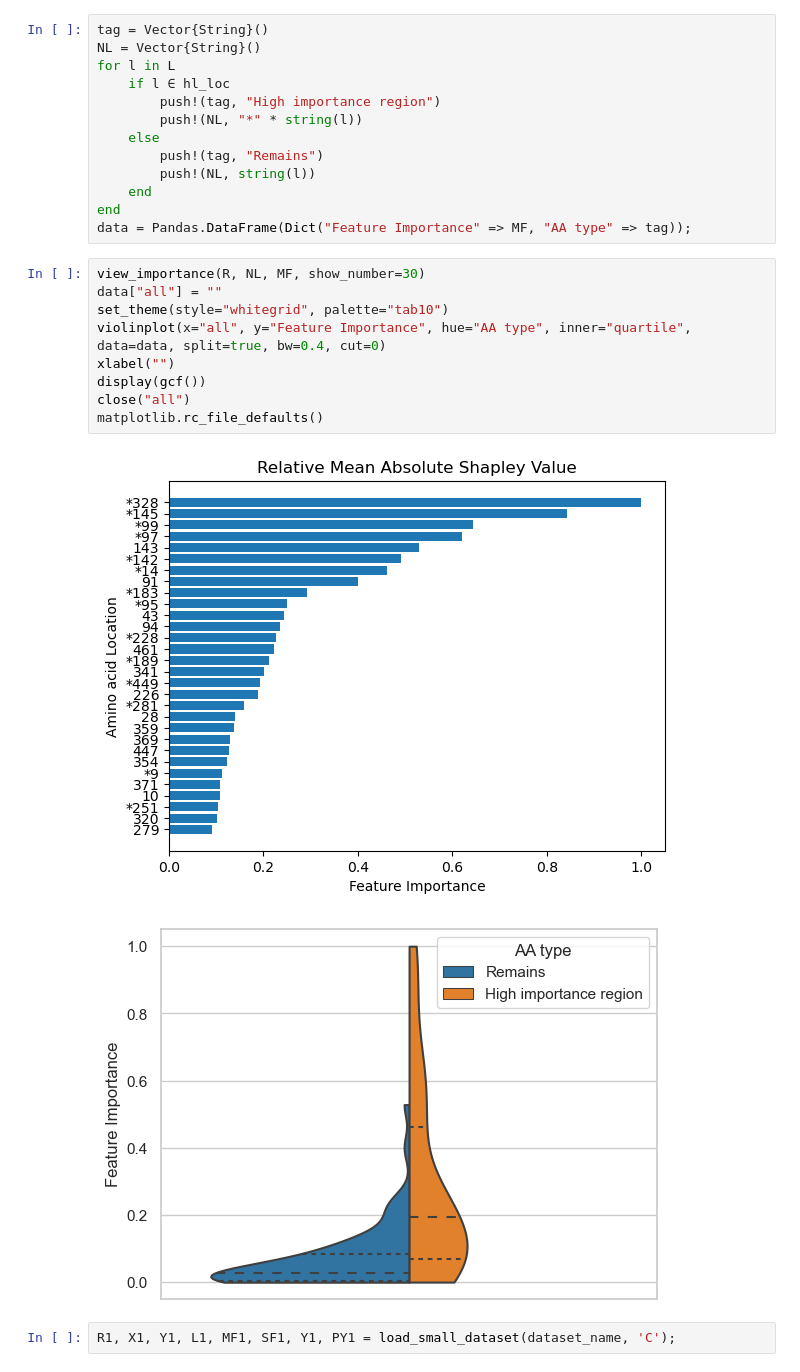
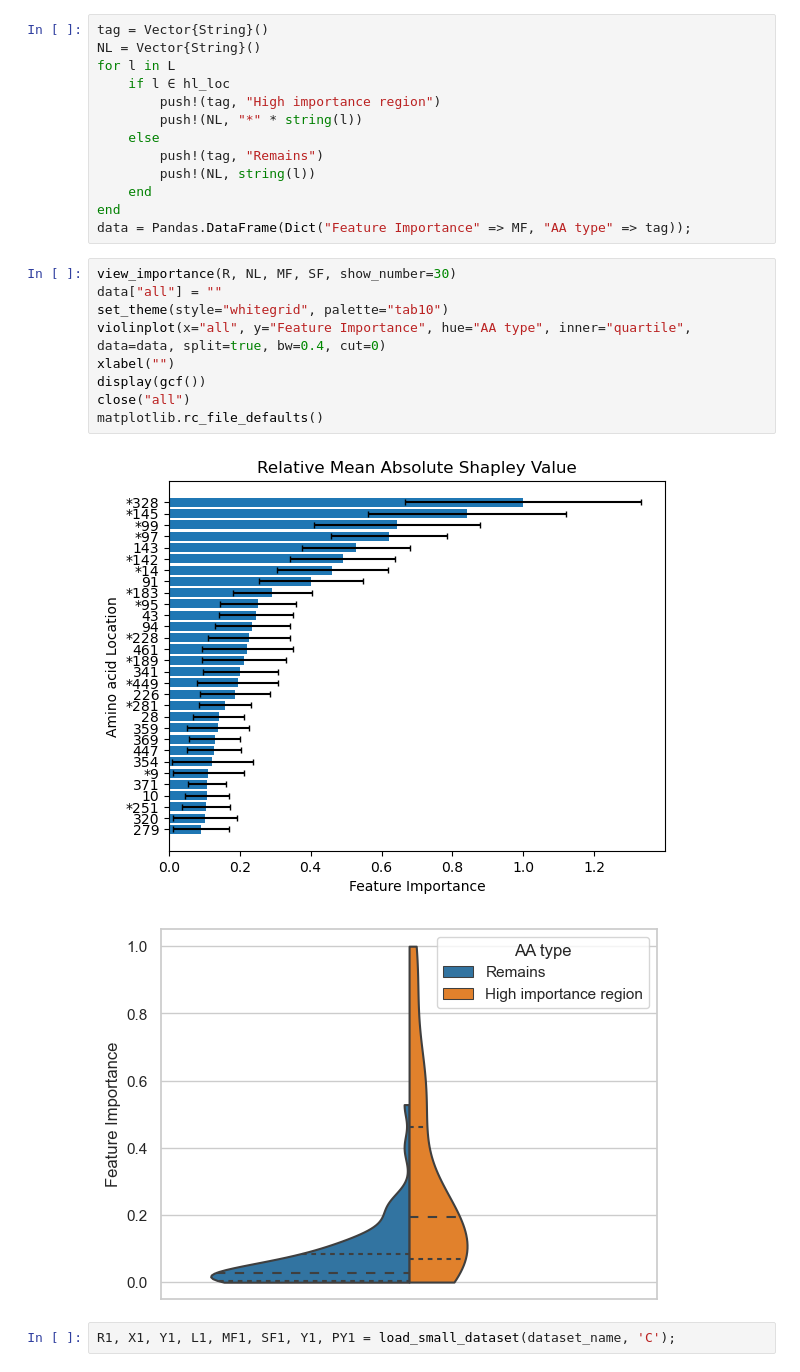
Before and after one commit to Chemical118/ProRF_server, a Jupyter notebook: RBs.ipynb, the cells around one changed output. Drawn from its saved outputs; the diff is of its cells as text.

```diff
--- a/RBs.ipynb
+++ b/RBs.ipynb
@@ -30,16 +30,16 @@ for l in L
 end
 data = Pandas.DataFrame(Dict("Feature Importance" => MF, "AA type" => tag));
 # %%
-view_importance(R, NL, MF, show_number=30)
+view_importance(R, NL, MF, SF, show_number=30)
 data["all"] = ""
 set_theme(style="whitegrid", palette="tab10")
 violinplot(x="all", y="Feature Importance", hue="AA type", inner="quartile", data=data, split=true, bw=0.4, cut=0)
 xlabel("")
 display(gcf())
 close("all")
 matplotlib.rc_file_defaults()
 # %% [output]
-[figure, old version]
+[figure, new version]
 [figure]
 # %%
 R1, X1, Y1, L1, MF1, SF1, Y1, PY1 = load_small_dataset(dataset_name, 'C');
```
Also changed, not shown: parts of 1 cell of this notebook.
